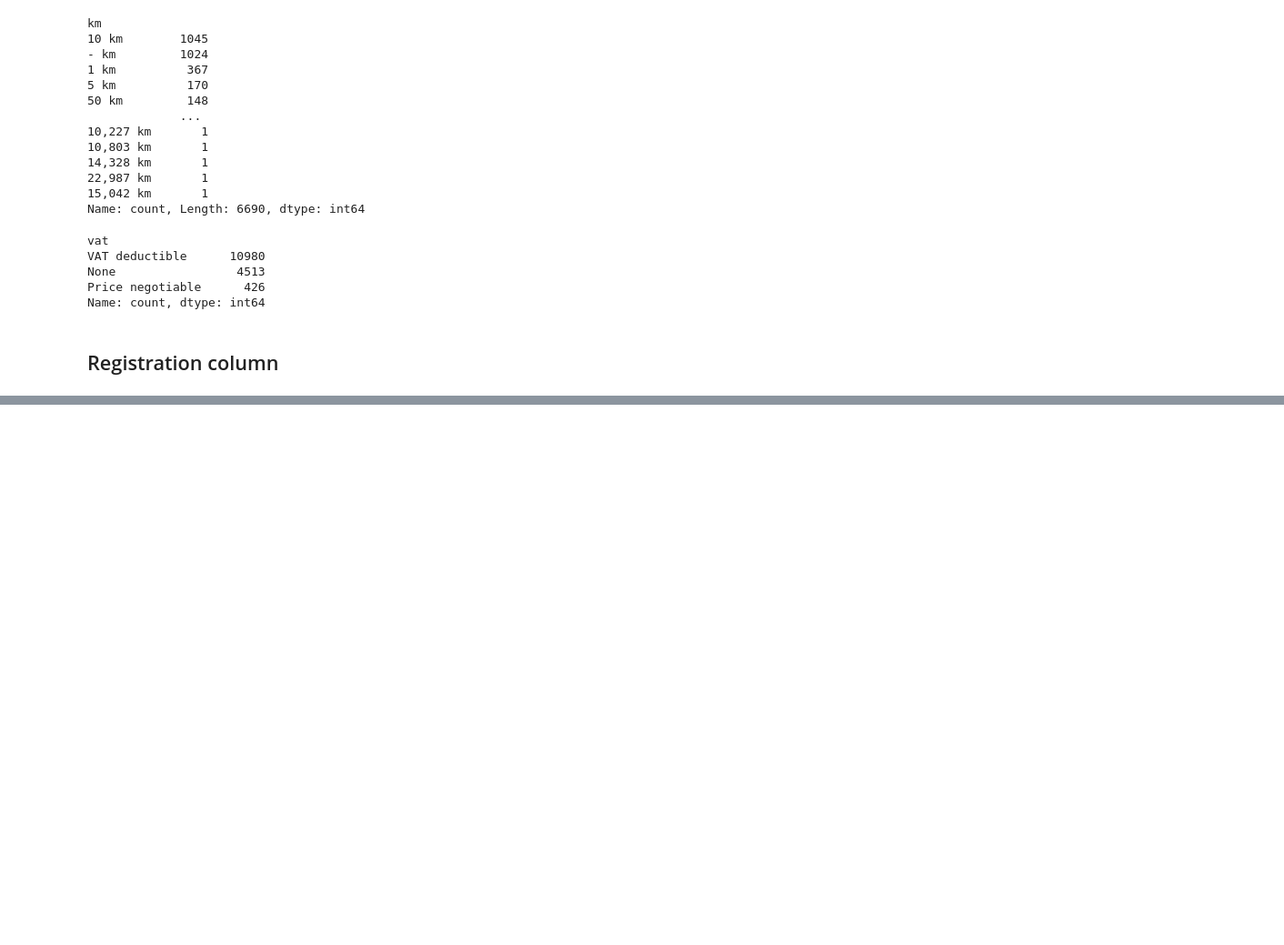
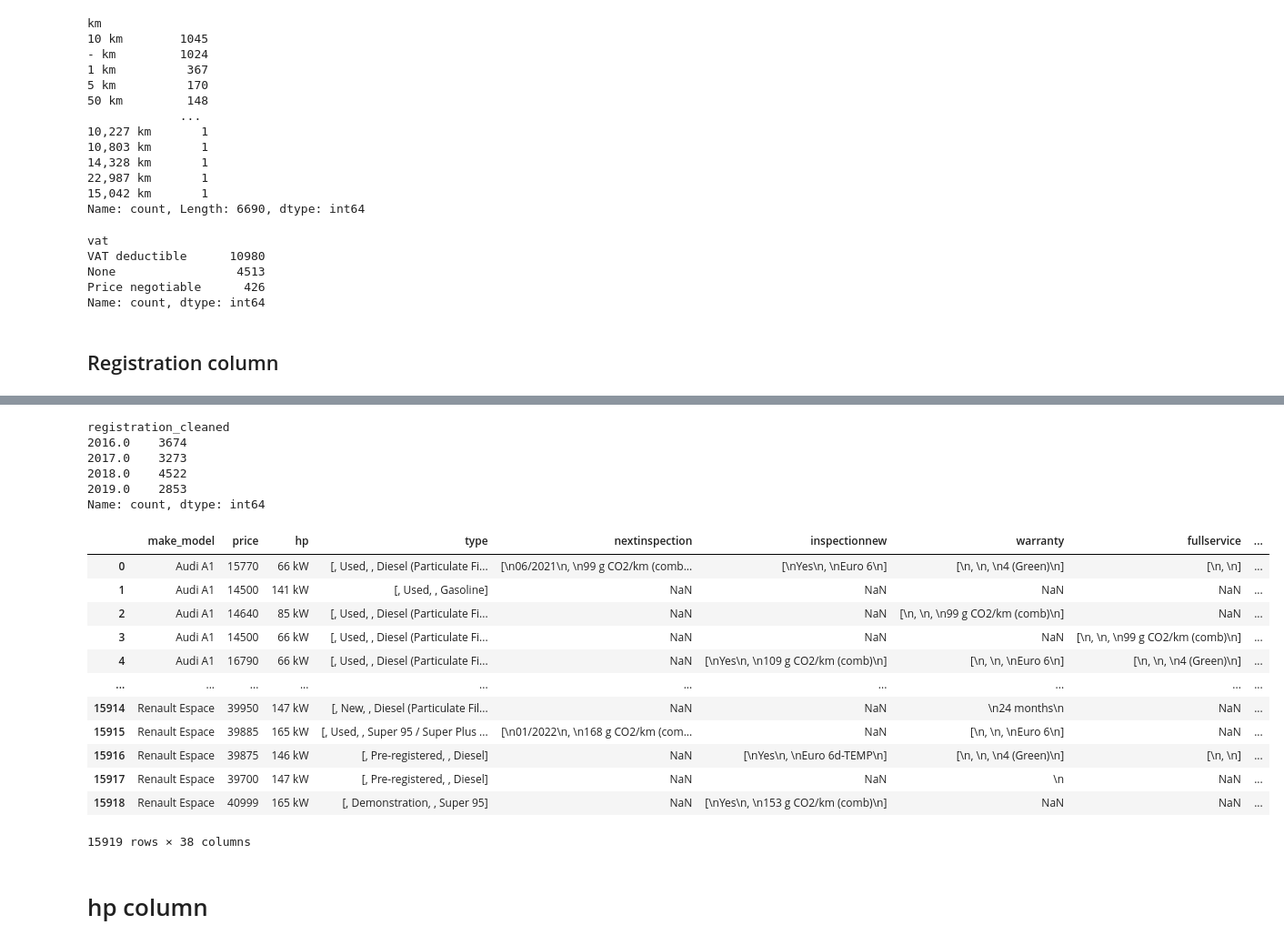
Before and after one commit to balintstewart77/magnimind-assignments, a Jupyter notebook: Auto_scout/auto_scout_part1_cleaning.ipynb, the cells around one changed output, grey strips where cells are left out. Shown at 91% size. Drawn from its saved outputs; the diff is of its cells as text; code cells hidden in the pictures; blank space fills up the shorter version.

```diff
--- a/Auto_scout/auto_scout_part1_cleaning.ipynb
+++ b/Auto_scout/auto_scout_part1_cleaning.ipynb
@@ -47,3 +49,6 @@ df.describe()
+# %%
+useless_cols = ['url','short_description','description'] # short description could potentially be useful if we can extract general information from it, looks too complex to be useful
+df = df.drop(useless_cols, axis =1)
 # %% [markdown]
 ## Drop columns containing >90% missing values
 # %%
@@ -446,3 +433,4 @@ df[['bodycolor', 'bodycolororiginal']]
 # Clean the bodycolor feature
 df['bodycolor_cleaned'] = clean_column(df['bodycolor'])
 df['bodycolor_cleaned'].value_counts(dropna=False)
+df = df.drop('bodycolor', axis = 1)
@@ -545,4 +514,4 @@ df['registration'] = df['registration'].replace('-/-', np.nan)
 # %%
 # convert feature to datetime data type
 df['registration_cleaned'] = pd.to_datetime(df['registration'])
-df.drop('registration', axis = 1)
+df = df.drop('registration', axis = 1)
@@ -562,0 +535,28 @@ df.drop('registration', axis = 1)
+# %%
+# registration_cleaned has more info that firstregistration, just make sure year counts are same across both
+df['registration_cleaned'].dt.year.value_counts().sort_index()
+# %% [output]
+registration_cleaned
+2016.0    3674
+2017.0    3273
+2018.0    4522
+2019.0    2853
+Name: count, dtype: int64
+# %%
+df.drop('firstregistration', axis = 1)
+# %% [output]
+|  | make_model | price | hp | type | nextinspection | inspectionnew | warranty | fullservice | ... |
+| 0 | Audi A1 | 15770 | 66 kW | [, Used, , Diesel (Particulate Fi... | [\n06/2021\n, \n99 g CO2/km (comb... | [\nYes\n, \nEuro 6\n] | [\n, \n, \n4 (Green)\n] | [\n, \n] | ... |
+| 1 | Audi A1 | 14500 | 141 kW | [, Used, , Gasoline] | NaN | NaN | NaN | NaN | ... |
+| 2 | Audi A1 | 14640 | 85 kW | [, Used, , Diesel (Particulate Fi... | NaN | NaN | [\n, \n, \n99 g CO2/km (comb)\n] | NaN | ... |
+| 3 | Audi A1 | 14500 | 66 kW | [, Used, , Diesel (Particulate Fi... | NaN | NaN | NaN | [\n, \n, \n99 g CO2/km (comb)\n] | ... |
+| 4 | Audi A1 | 16790 | 66 kW | [, Used, , Diesel (Particulate Fi... | NaN | [\nYes\n, \n109 g CO2/km (comb)\n] | [\n, \n, \nEuro 6\n] | [\n, \n, \n4 (Green)\n] | ... |
+| ... | ... | ... | ... | ... | ... | ... | ... | ... | ... |
+| 15914 | Renault Espace | 39950 | 147 kW | [, New, , Diesel (Particulate Fil... | NaN | NaN | \n24 months\n | NaN | ... |
+| 15915 | Renault Espace | 39885 | 165 kW | [, Used, , Super 95 / Super Plus ... | [\n01/2022\n, \n168 g CO2/km (com... | NaN | [\n, \n, \nEuro 6\n] | NaN | ... |
+| 15916 | Renault Espace | 39875 | 146 kW | [, Pre-registered, , Diesel] | NaN | [\nYes\n, \nEuro 6d-TEMP\n] | [\n, \n, \n4 (Green)\n] | [\n, \n] | ... |
+| 15917 | Renault Espace | 39700 | 147 kW | [, Pre-registered, , Diesel] | NaN | NaN | \n | NaN | ... |
+| 15918 | Renault Espace | 40999 | 165 kW | [, Demonstration, , Super 95] | NaN | [\nYes\n, \n153 g CO2/km (comb)\n] | NaN | NaN | ... |
+15919 rows × 38 columns
+# %% [markdown]
+# hp column
```
Also changed, not shown: parts of 26 cells of this notebook.
